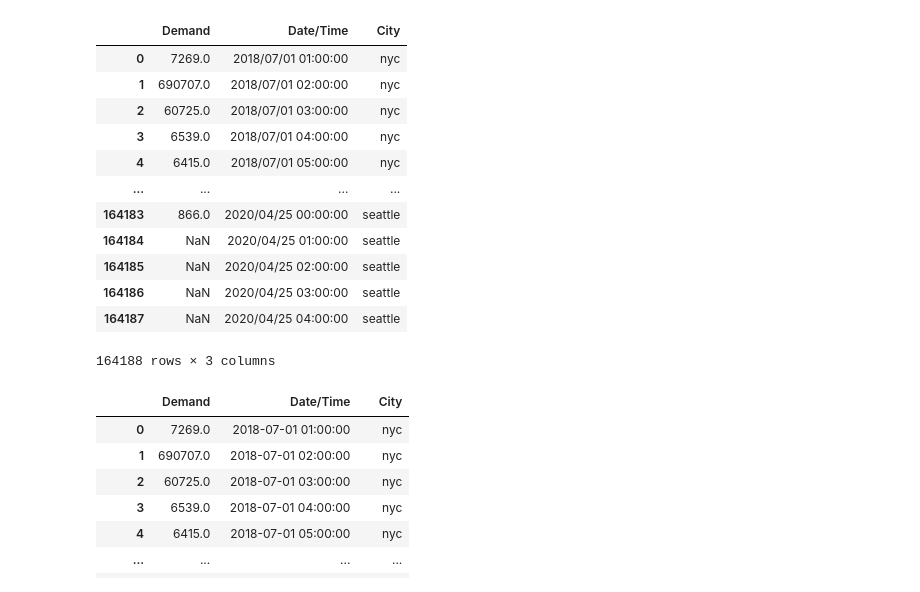
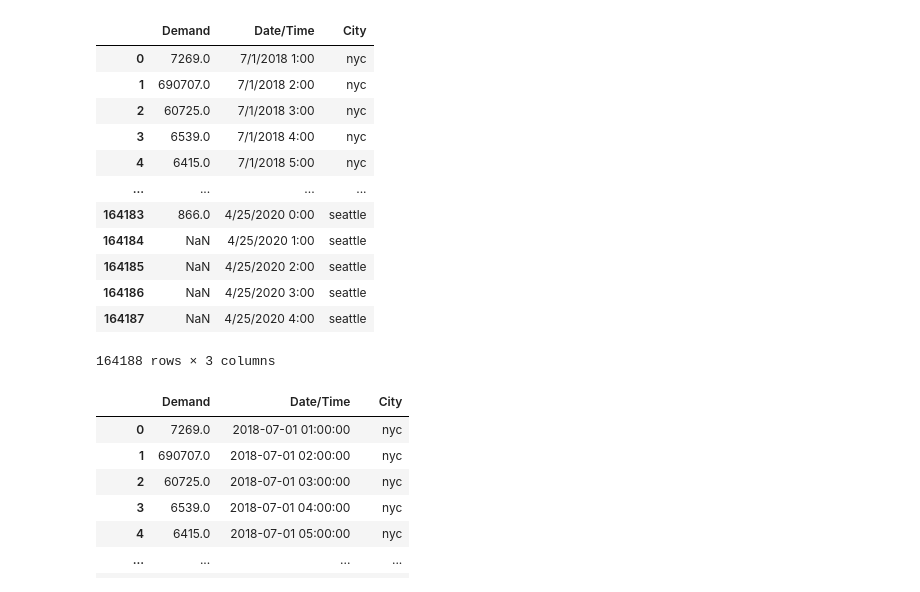
Before and after one commit to claytonmknight/Project3-Group5, a Jupyter notebook: ETL_code.ipynb, the cells around one changed output. Saved outputs shown, nothing was run; the diff lists cells and outputs as text; code cells hidden in the pictures.

```diff
--- a/Resources/ETL_code.ipynb
+++ b/ETL_code.ipynb
@@ -7,20 +7,20 @@ from pytz import timezone
 from datetime import datetime
 # %%
 # load csv and print head
-electric_data_df = pd.read_csv('cleaned_elec_data.csv')
+electric_data_df = pd.read_csv('Resources\cleaned_elec_data.csv')
 electric_data_df.head(-20)
 # %% [output]
 |  | Demand | Date/Time | City |
-| 0 | 7269.0 | 2018/07/01 01:00:00 | nyc |
-| 1 | 690707.0 | 2018/07/01 02:00:00 | nyc |
-| 2 | 60725.0 | 2018/07/01 03:00:00 | nyc |
-| 3 | 6539.0 | 2018/07/01 04:00:00 | nyc |
-| 4 | 6415.0 | 2018/07/01 05:00:00 | nyc |
+| 0 | 7269.0 | 7/1/2018 1:00 | nyc |
+| 1 | 690707.0 | 7/1/2018 2:00 | nyc |
+| 2 | 60725.0 | 7/1/2018 3:00 | nyc |
+| 3 | 6539.0 | 7/1/2018 4:00 | nyc |
+| 4 | 6415.0 | 7/1/2018 5:00 | nyc |
 | ... | ... | ... | ... |
-| 164183 | 866.0 | 2020/04/25 00:00:00 | seattle |
-| 164184 | NaN | 2020/04/25 01:00:00 | seattle |
-| 164185 | NaN | 2020/04/25 02:00:00 | seattle |
-| 164186 | NaN | 2020/04/25 03:00:00 | seattle |
-| 164187 | NaN | 2020/04/25 04:00:00 | seattle |
+| 164183 | 866.0 | 4/25/2020 0:00 | seattle |
+| 164184 | NaN | 4/25/2020 1:00 | seattle |
+| 164185 | NaN | 4/25/2020 2:00 | seattle |
+| 164186 | NaN | 4/25/2020 3:00 | seattle |
+| 164187 | NaN | 4/25/2020 4:00 | seattle |
 164188 rows × 3 columns
 # %%
```
Also changed, not shown: parts of 50 cells of this notebook, 23 other files.
